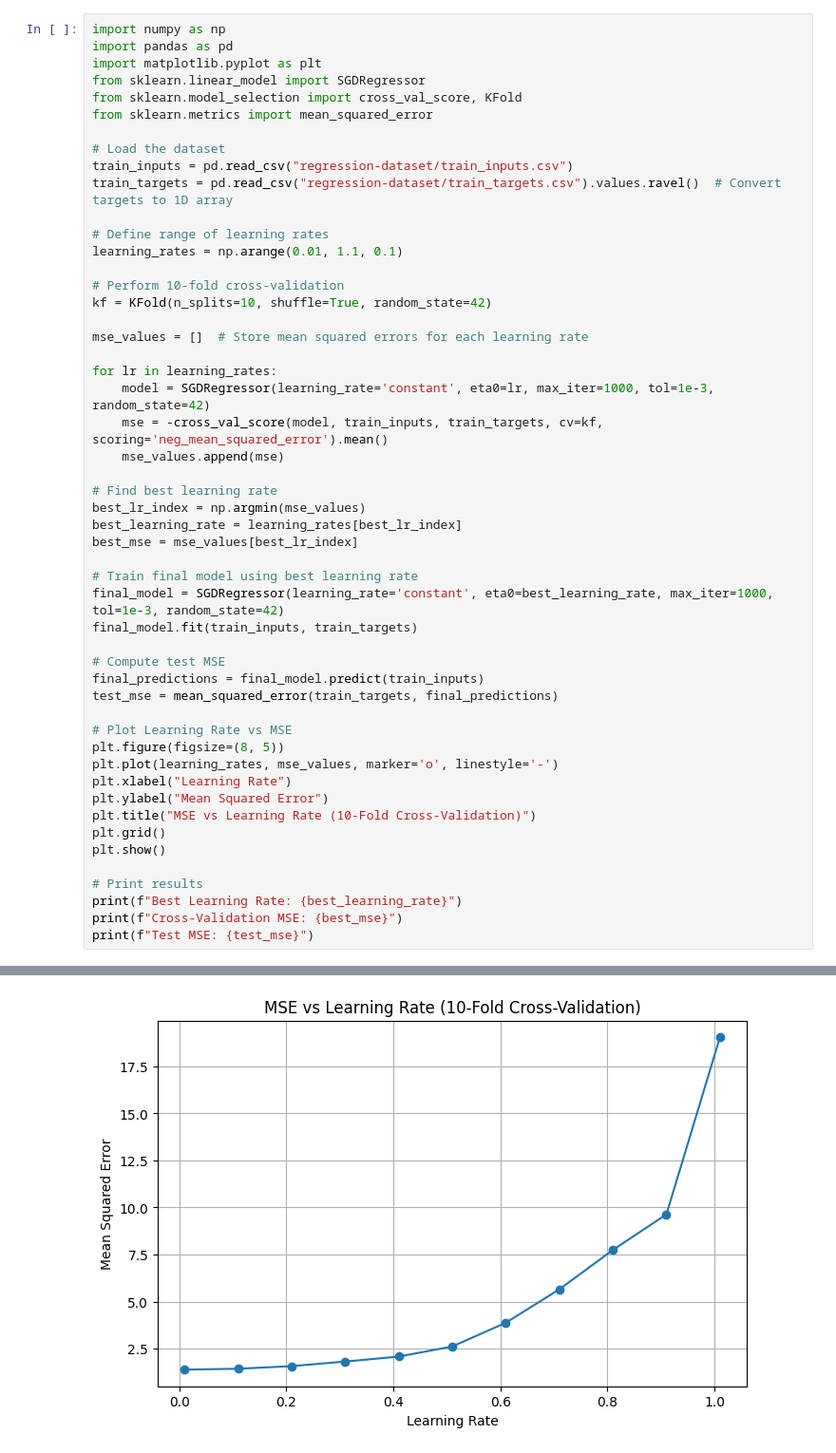
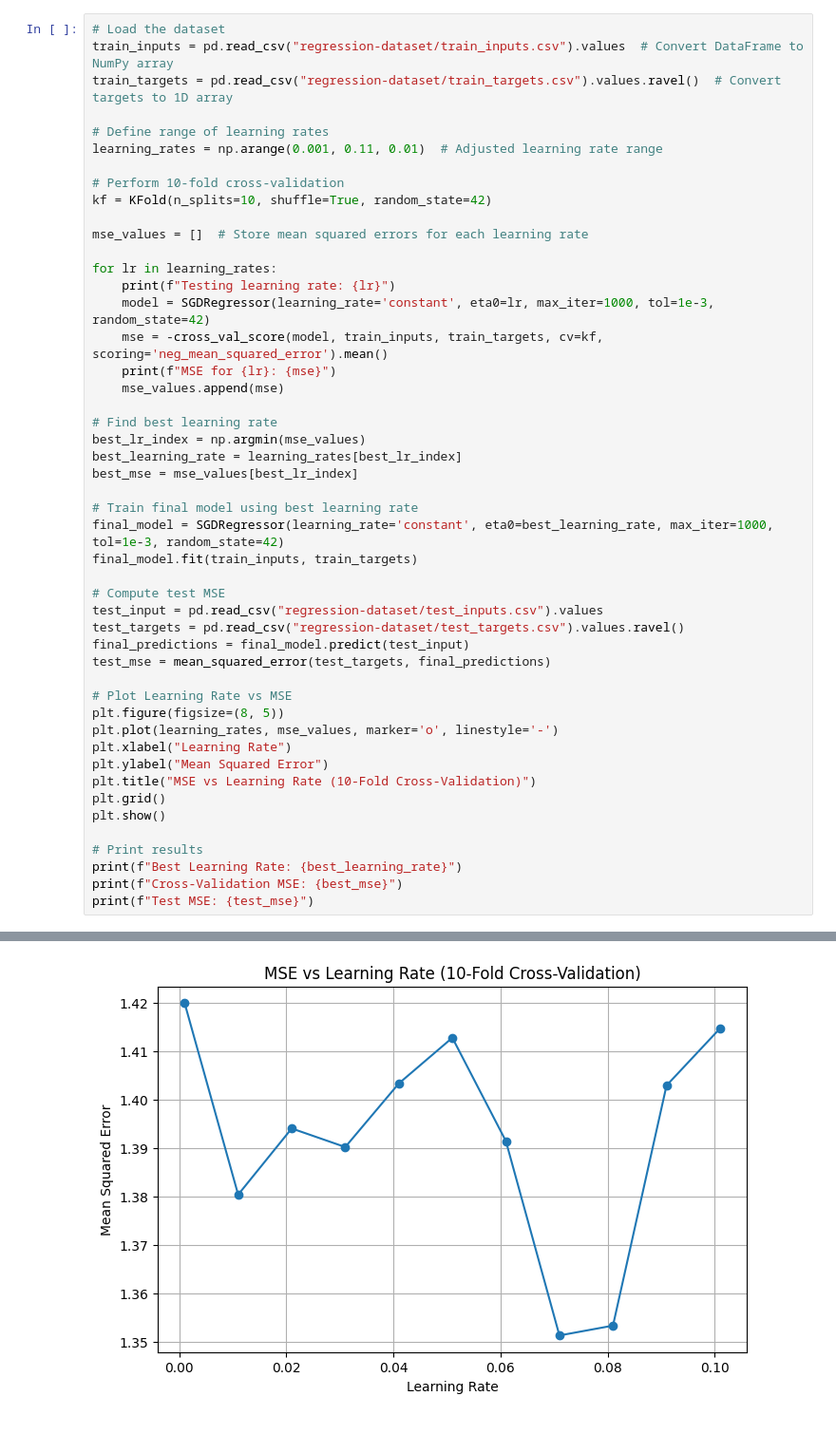
Before and after one commit to krish401/Machine-Learning-CP322, a Jupyter notebook: Assignments/Assignment_2/Linear_Regression.ipynb, the cells around one changed output, grey strips where cells are left out. Shown: that part at 95% size. Cells and saved outputs as stored; diff of their text form.

```diff
--- a/Assignments/Assignment_2/Linear_Regression.ipynb
+++ b/Assignments/Assignment_2/Linear_Regression.ipynb
@@ -1,17 +13,10 @@
 # %%
-import numpy as np
-import pandas as pd
-import matplotlib.pyplot as plt
-from sklearn.linear_model import SGDRegressor
-from sklearn.model_selection import cross_val_score, KFold
-from sklearn.metrics import mean_squared_error
-
 # Load the dataset
-train_inputs = pd.read_csv("regression-dataset/train_inputs.csv")
+train_inputs = pd.read_csv("regression-dataset/train_inputs.csv").values  # Convert DataFrame to NumPy array
 train_targets = pd.read_csv("regression-dataset/train_targets.csv").values.ravel()  # Convert targets to 1D array
 
 # Define range of learning rates
-learning_rates = np.arange(0.01, 1.1, 0.1)
+learning_rates = np.arange(0.001, 0.11, 0.01)  # Adjusted learning rate range
 
 # Perform 10-fold cross-validation
 kf = KFold(n_splits=10, shuffle=True, random_state=42)
@@ -19,8 +24,10 @@ kf = KFold(n_splits=10, shuffle=True, random_state=42)
 mse_values = []  # Store mean squared errors for each learning rate
 
 for lr in learning_rates:
+    print(f"Testing learning rate: {lr}")
     model = SGDRegressor(learning_rate='constant', eta0=lr, max_iter=1000, tol=1e-3, random_state=42)
     mse = -cross_val_score(model, train_inputs, train_targets, cv=kf, scoring='neg_mean_squared_error').mean()
+    print(f"MSE for {lr}: {mse}")
     mse_values.append(mse)
 
 # Find best learning rate
@@ -33,8 +40,10 @@ final_model = SGDRegressor(learning_rate='constant', eta0=best_learning_rate, ma
 final_model.fit(train_inputs, train_targets)
 
 # Compute test MSE
-final_predictions = final_model.predict(train_inputs)
-test_mse = mean_squared_error(train_targets, final_predictions)
+test_input = pd.read_csv("regression-dataset/test_inputs.csv").values
+test_targets = pd.read_csv("regression-dataset/test_targets.csv").values.ravel()
+final_predictions = final_model.predict(test_input)
+test_mse = mean_squared_error(test_targets, final_predictions)
 
 # Plot Learning Rate vs MSE
 plt.figure(figsize=(8, 5))
@@ -53 +79 @@ print(f"Test MSE: {test_mse}")
-[figure, old version]
+[figure, new version]
```
Also changed, not shown: parts of 3 cells of this notebook.
